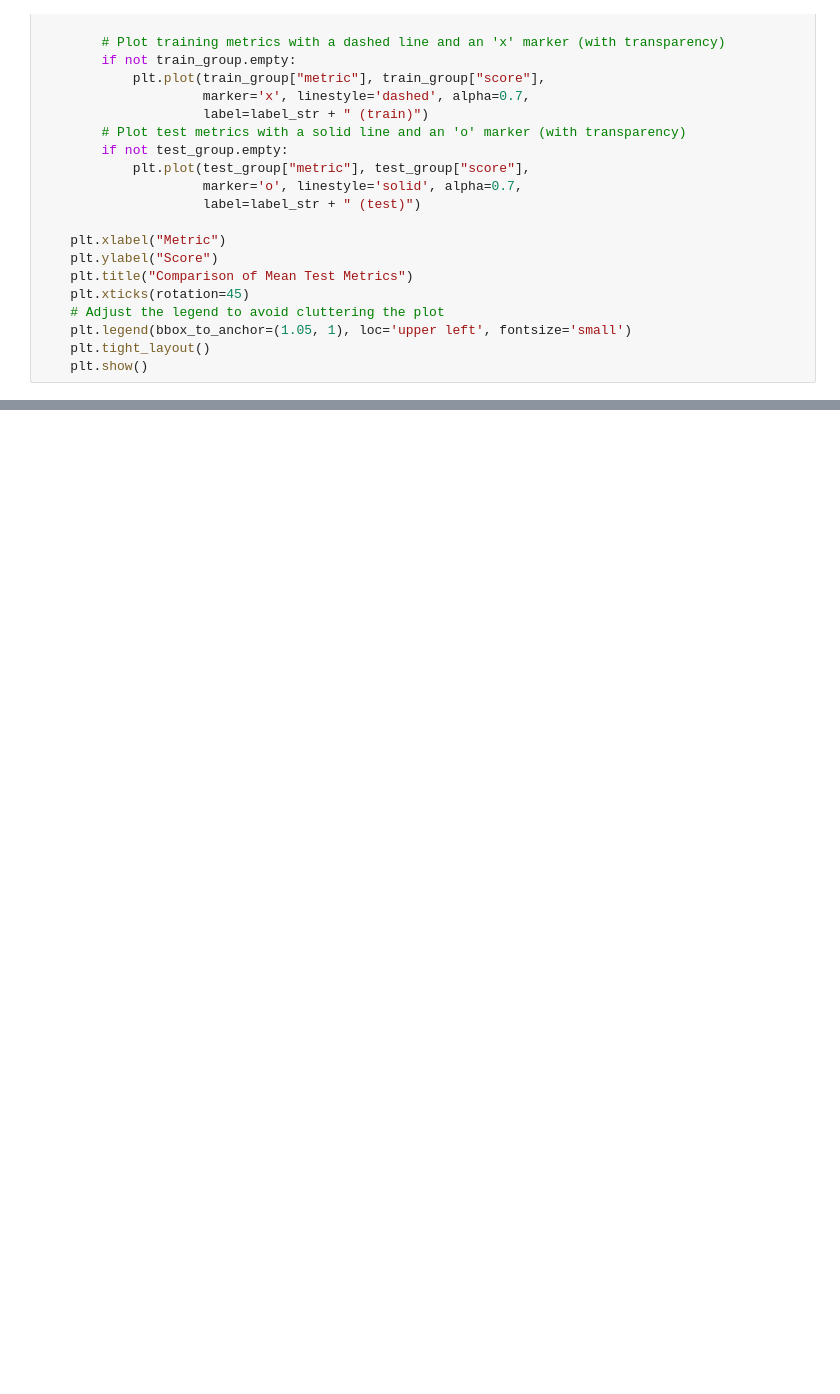
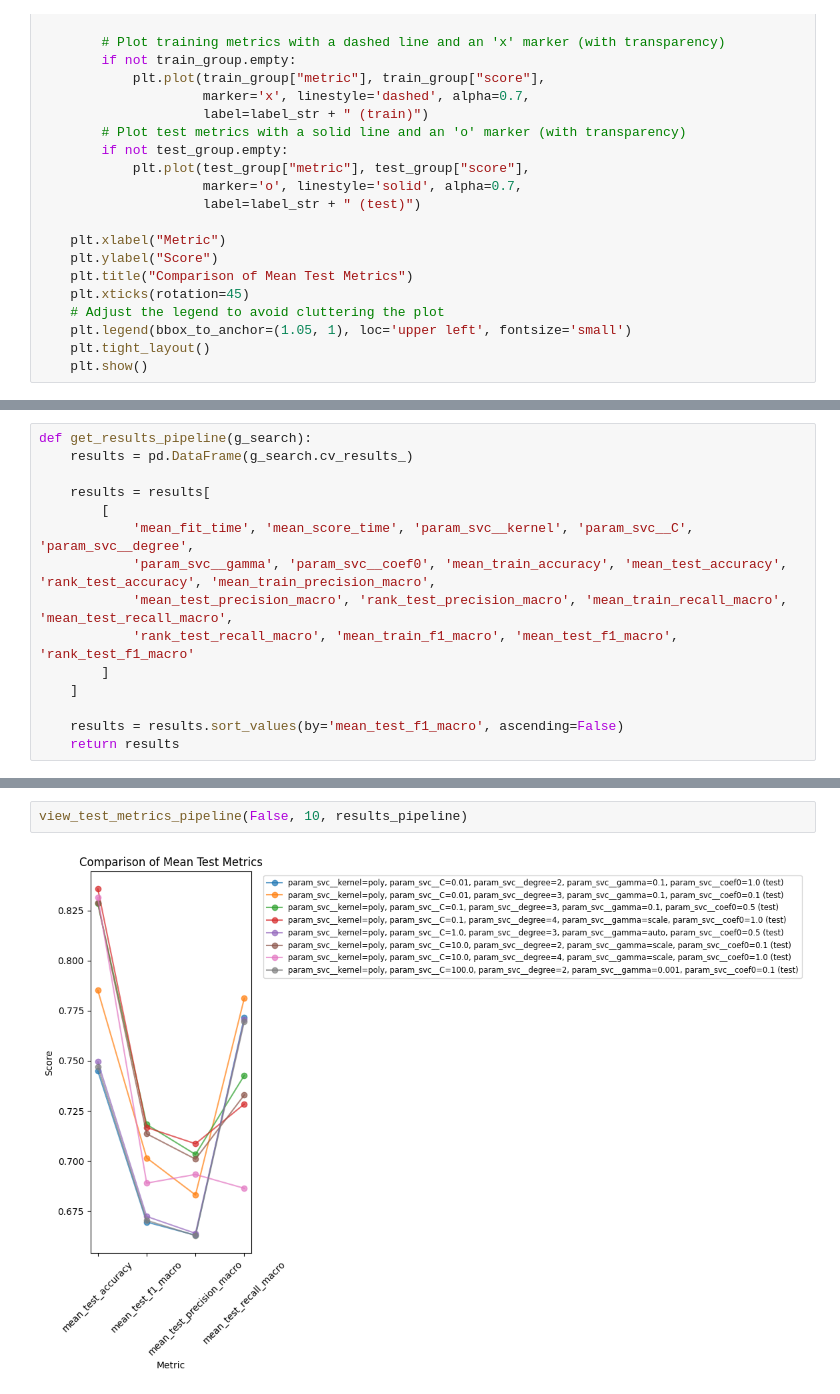
Before and after one commit to FrederickAlmeida/SpeedDating, a Jupyter notebook: modeling_svm.ipynb, the cells around one changed output, grey strips where cells are left out. Cells and saved outputs as stored; diff of their text form; blank space fills up the shorter version.

```diff
--- a/modeling_svm.ipynb
+++ b/modeling_svm.ipynb
@@ -182,0 +234,15 @@ view_test_metrics(False, 10, results)
+# %%
+def get_results_pipeline(g_search):
+    results = pd.DataFrame(g_search.cv_results_)
+
+    results = results[
+        [
+            'mean_fit_time', 'mean_score_time', 'param_svc__kernel', 'param_svc__C', 'param_svc__degree',
+            'param_svc__gamma', 'param_svc__coef0', 'mean_train_accuracy', 'mean_test_accuracy', 'rank_test_accuracy', 'mean_train_precision_macro',
+            'mean_test_precision_macro', 'rank_test_precision_macro', 'mean_train_recall_macro', 'mean_test_recall_macro',
+            'rank_test_recall_macro', 'mean_train_f1_macro', 'mean_test_f1_macro', 'rank_test_f1_macro'
+        ]
+    ]
+
+    results = results.sort_values(by='mean_test_f1_macro', ascending=False)
+    return results
@@ -182,0 +345,4 @@ view_test_metrics(False, 10, results)
+# %%
+view_test_metrics_pipeline(False, 10, results_pipeline)
+# %% [output]
+[figure, added]
```
Also changed, not shown: parts of 24 cells of this notebook, 2 other files.
